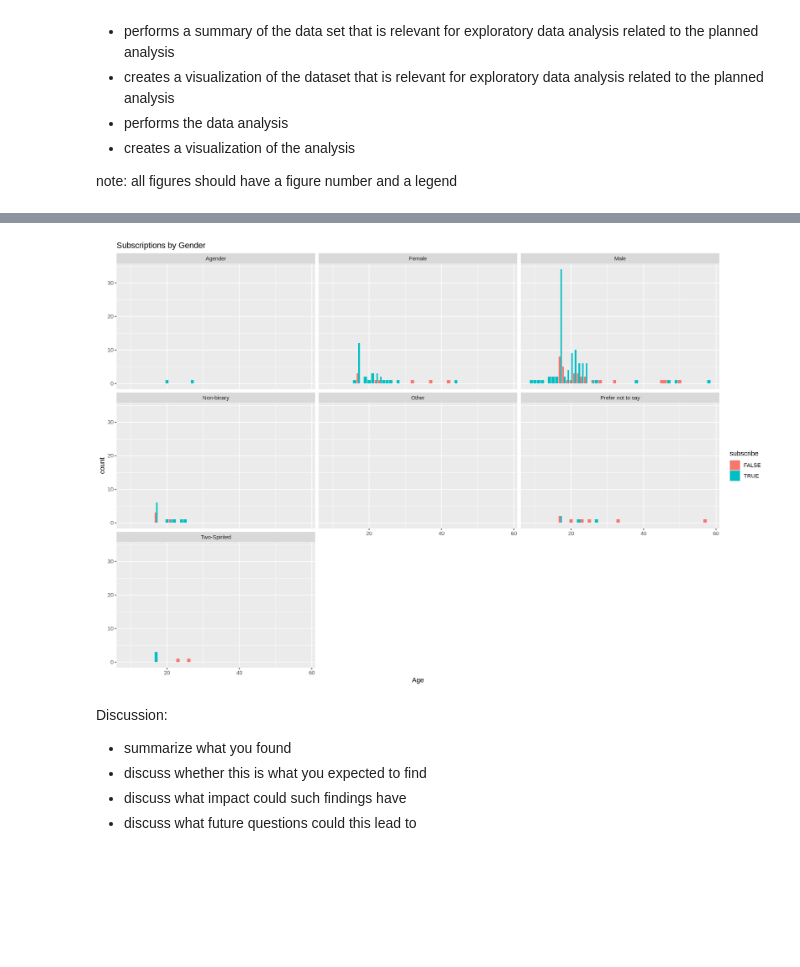
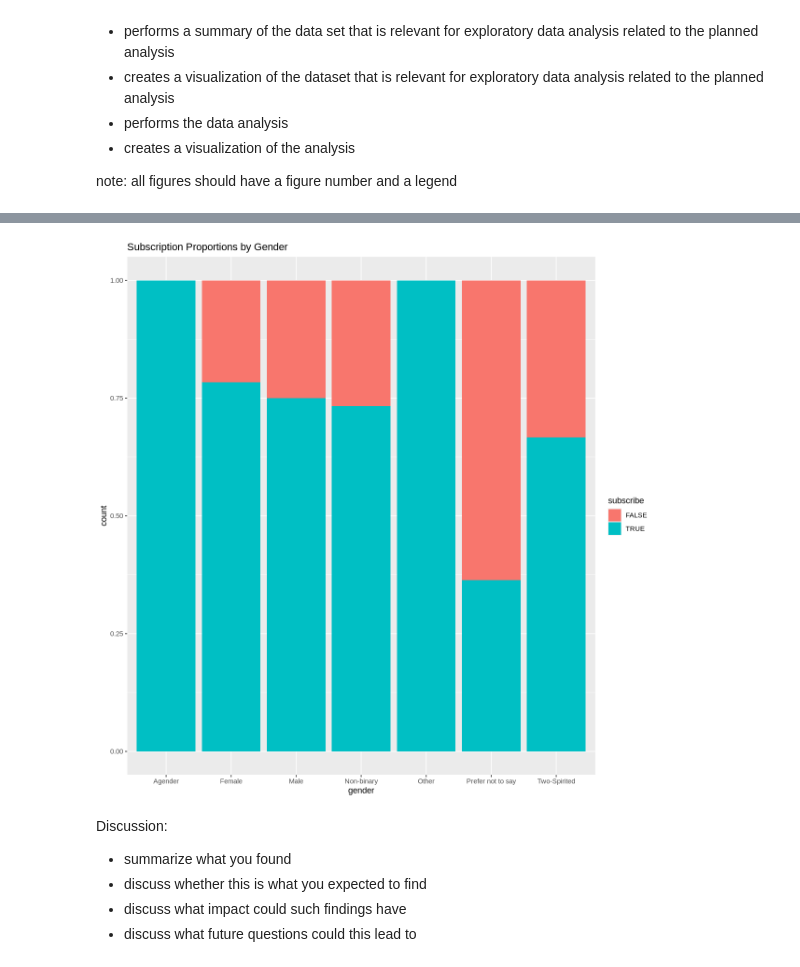
Before and after one commit to Mgonz005/Data-Science-group-project-, a Jupyter notebook: final_project_grp34.ipynb, the cells around one changed output, grey strips where cells are left out. Cells and saved outputs as stored; diff of their text form; code cells hidden in the pictures; blank space fills up the shorter version.

Commit message:
edited visualization
changed from gender and age combo to just gender

```diff
--- a/final_project_grp34.ipynb
+++ b/final_project_grp34.ipynb
@@ -46,14 +46,14 @@ your report should include code which:
 
 note: all figures should have a figure number and a legend
 # %%
-#indira's method section: when combined, do age and gender make a good predictor of a gamer's subscription status?
+#indira's method section: is gender a good predictor of a gamer's subscription status?
 
 players_ic <- players |> select(subscribe, Age, gender)
 #wrangling the data so only the necessary columns for this question are left.
 
-options(repr.plot.width = 15, repr.plot.height = 10)
-players_ic_vis <- players_ic |> ggplot(aes(Age, fill = subscribe)) + geom_bar(position = "dodge") +
-facet_wrap(facets = vars(gender)) + ggtitle("Subscriptions by Gender")
+options(repr.plot.width = 10, repr.plot.height = 10)
+players_ic_vis <- players_ic |> ggplot(aes(gender, fill = subscribe)) + geom_bar(position = "fill") +
+ggtitle("Subscription Proportions by Gender")
 players_ic_vis
-#faceting the gender column to visualize how the subscription proportions compare across genders with respect to age
+#by using a bar graph, and setting position to "fill", we can visualize how subscription proportions differ across genders
 # %% [output]
@@ -62,4 +60,4 @@ Warning message:
-[figure, old version]
+[figure, new version]
 # %% [markdown]
 Discussion:
 - summarize what you found
```
Also changed, not shown: parts of 2 cells of this notebook.
